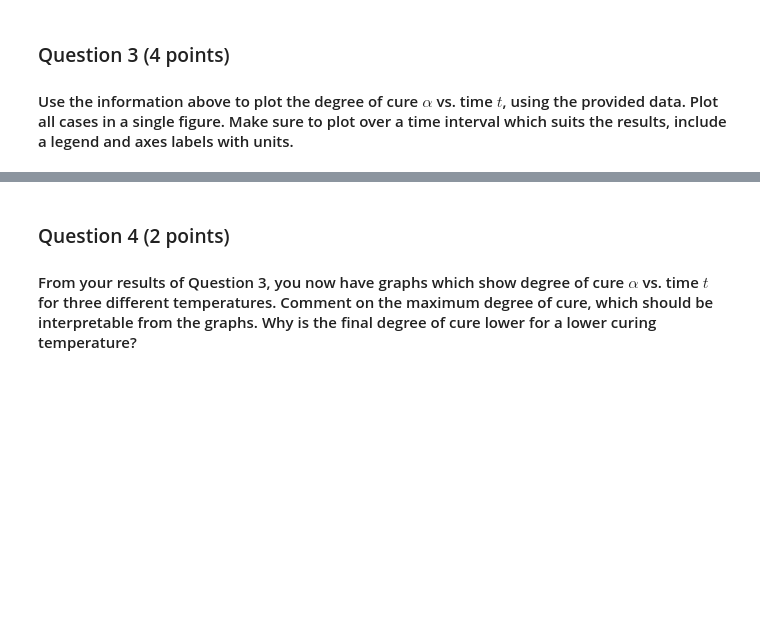
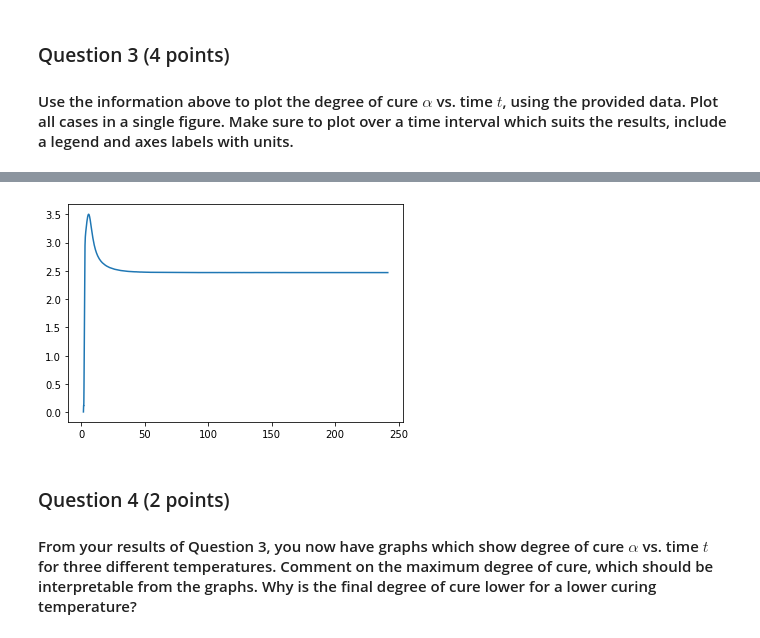
Before and after one commit to ocarpentier/PCM, a Jupyter notebook: Cure Kinetics PCM.ipynb, the cells around one changed output, grey strips where cells are left out. Saved outputs shown, nothing was run; the diff lists cells and outputs as text; code cells hidden in the pictures; blank space fills up the shorter version.

Commit message:
.txt files read in + initial plots

```diff
--- a/Cure Kinetics PCM.ipynb
+++ b/Cure Kinetics PCM.ipynb
@@ -110,3 +106,16 @@ Answer here (double click to open)
+# %%
+#get H_max
+H_max = data_arr_11[1,:].max()
+#diff H(t) by t
+y11 = data_arr_11[1,:]/H_max
+time11 = data_arr_11[0,:]
+dHdt = np.diff(y11)/np.diff(time11)
+alpha = integrate.cumulative_trapezoid(dHdt,time11[1::])
+plt.plot(time11[2::],alpha)
+plt.show()
+#integrate over dt
+# %% [output]
+[figure, added]
 # %% [markdown]
 ### Question 4 (2 points)
 #### From your results of Question 3, you now have graphs which show degree of cure $\alpha$ vs. time $t$ for three different temperatures. Comment on the maximum degree of cure, which should be interpretable from the graphs. Why is the final degree of cure lower for a lower curing temperature?
```
Also changed, not shown: parts of 2 cells of this notebook.
